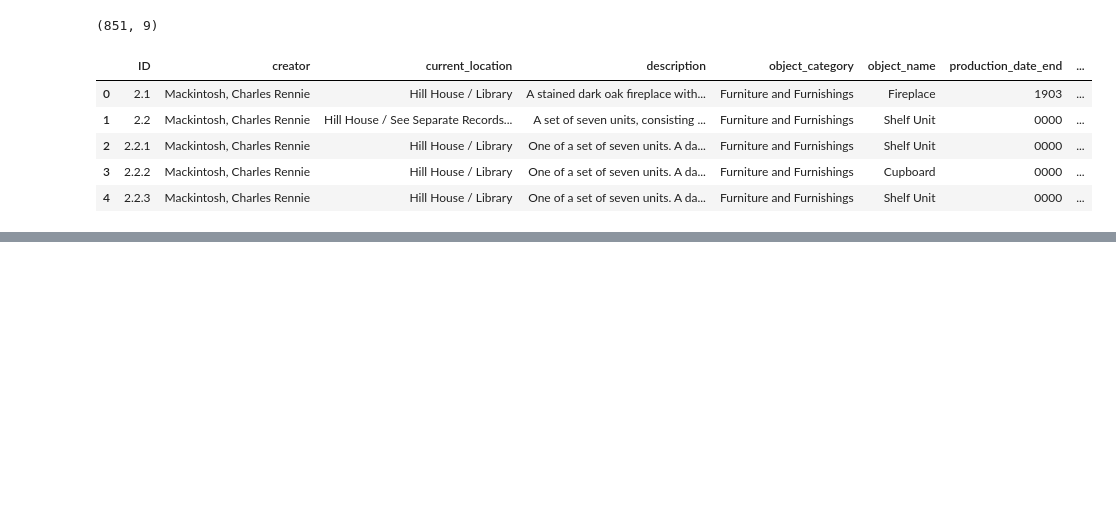
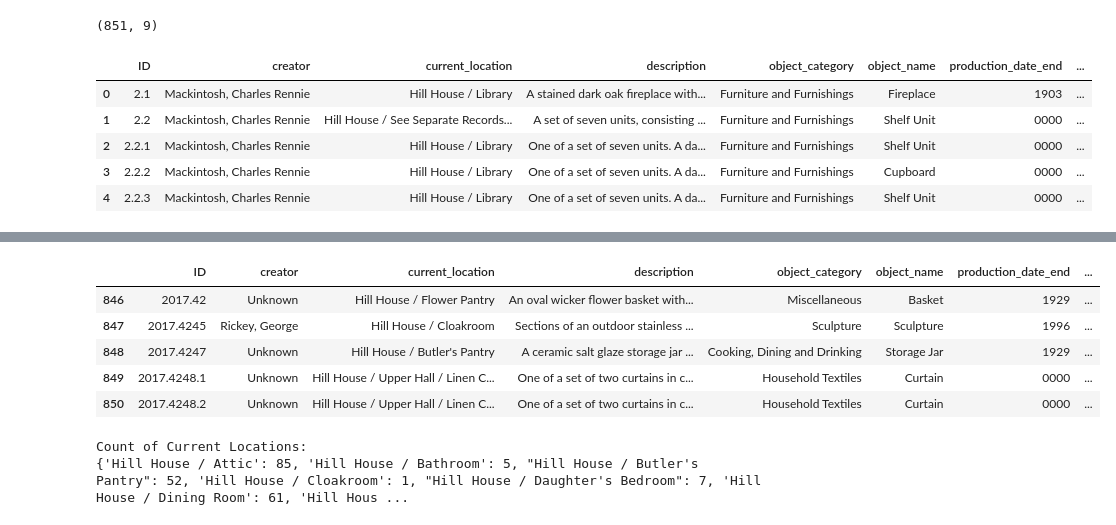
Before and after one commit to thegoose20/DwD, a Jupyter notebook: HillHouse_DataAnalysis.ipynb, the cells around one changed output, grey strips where cells are left out. Drawn from its saved outputs; the diff is of its cells as text; code cells hidden in the pictures; blank space fills up the shorter version.

```diff
--- a/HillHouse_DataAnalysis.ipynb
+++ b/HillHouse_DataAnalysis.ipynb
@@ -304,0 +367,26 @@ NameError: name 'desc_list' is not defined
+# %%
+sub_df.set_index('ID') # doesn't seem to have worked...
+sub_df.tail()
+# %% [output]
+|  | ID | creator | current_location | description | object_category | object_name | production_date_end | ... |
+| 846 | 2017.42 | Unknown | Hill House / Flower Pantry | An oval wicker flower basket with... | Miscellaneous | Basket | 1929 | ... |
+| 847 | 2017.4245 | Rickey, George | Hill House / Cloakroom | Sections of an outdoor stainless ... | Sculpture | Sculpture | 1996 | ... |
+| 848 | 2017.4247 | Unknown | Hill House / Butler's Pantry | A ceramic salt glaze storage jar ... | Cooking, Dining and Drinking | Storage Jar | 1929 | ... |
+| 849 | 2017.4248.1 | Unknown | Hill House / Upper Hall / Linen C... | One of a set of two curtains in c... | Household Textiles | Curtain | 0000 | ... |
+| 850 | 2017.4248.2 | Unknown | Hill House / Upper Hall / Linen C... | One of a set of two curtains in c... | Household Textiles | Curtain | 0000 | ... |
+# %%
+import numpy as np
+
+#print(sub_df.iloc[0, 2])
+current_location_count = pd.Series(sub_df.current_location).value_counts()
+
+c_l, c_l_counts = np.unique(sub_df.current_location, return_counts=True)
+c_l_dict = dict(zip(c_l, c_l_counts))
+print("Count of Current Locations:")
+print(c_l_dict)
+#print(c_l_dict.keys())
+#print()
+#print(list(c_l_dict.values()))
+# %% [output]
+Count of Current Locations:
+{'Hill House / Attic': 85, 'Hill House / Bathroom': 5, "Hill House / Butler's Pantry": 52, 'Hill House / Cloakroom': 1, "Hill House / Daughter's Bedroom": 7, 'Hill House / Dining Room': 61, 'Hill Hous ...
```
Also changed, not shown: parts of 18 cells of this notebook, 3 other files.
